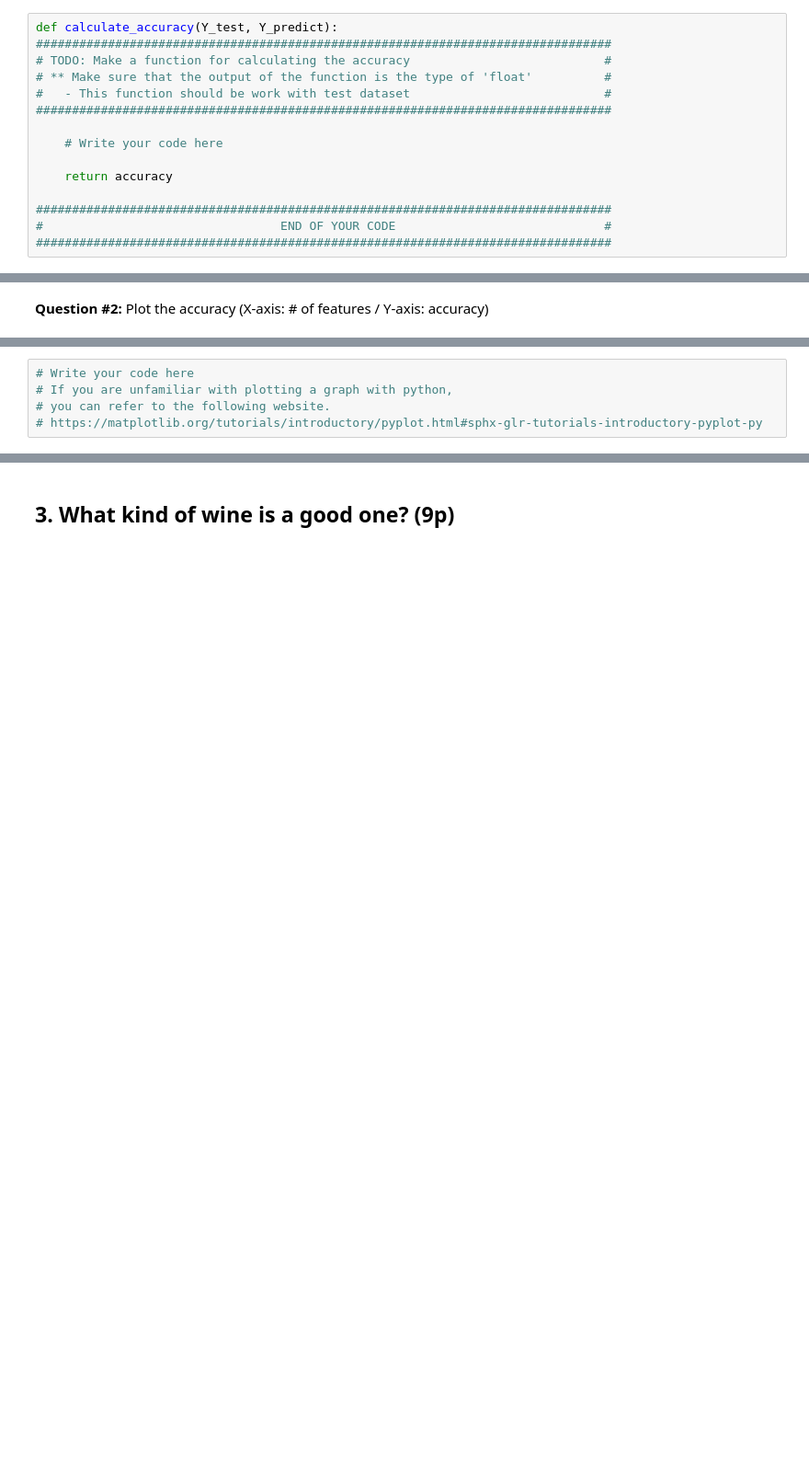
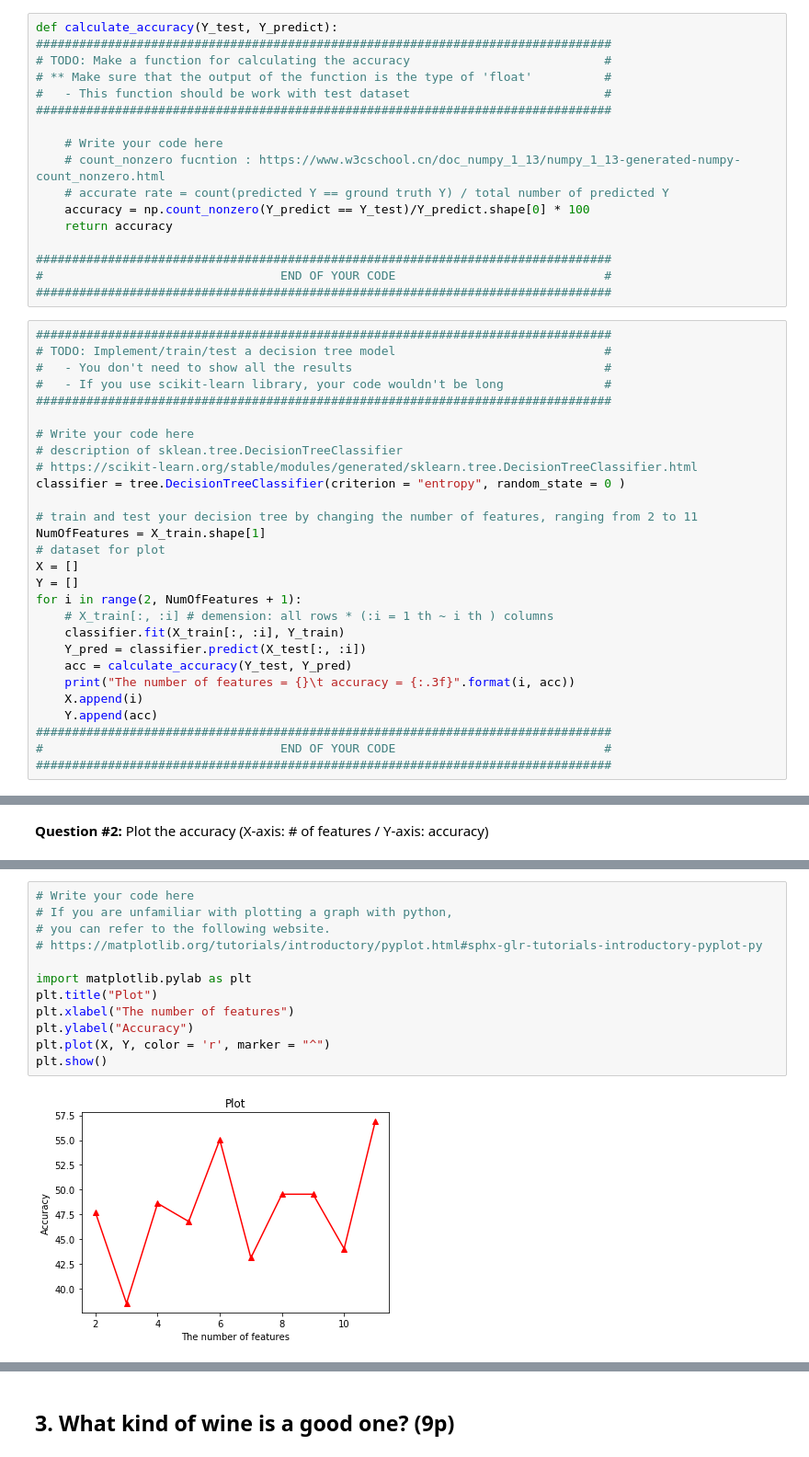
Before and after one commit to SUNGWOOKYOO/2019_spring, a Jupyter notebook: ML/ml_hw1/decision_tree.ipynb, the cells around one changed output, grey strips where cells are left out. Shown at 92% size. Drawn from its saved outputs; the diff is of its cells as text; blank space fills up the shorter version.

```diff
--- a/ML/ml_hw1/decision_tree.ipynb
+++ b/ML/ml_hw1/decision_tree.ipynb
@@ -107,9 +90,39 @@ def calculate_accuracy(Y_test, Y_predict):
 ################################################################################
 
     # Write your code here
-
+    # count_nonzero fucntion : https://www.w3cschool.cn/doc_numpy_1_13/numpy_1_13-generated-numpy-count_nonzero.html
+    # accurate rate = count(predicted Y == ground truth Y) / total number of predicted Y
+    accuracy = np.count_nonzero(Y_predict == Y_test)/Y_predict.shape[0] * 100
     return accuracy
 
 ################################################################################
 #                                 END OF YOUR CODE                             #
 ################################################################################
+# %%
+################################################################################
+# TODO: Implement/train/test a decision tree model                             #
+#   - You don't need to show all the results                                   #
+#   - If you use scikit-learn library, your code wouldn't be long              #
+################################################################################
+
+# Write your code here
+# description of sklean.tree.DecisionTreeClassifier
+# https://scikit-learn.org/stable/modules/generated/sklearn.tree.DecisionTreeClassifier.html
+classifier = tree.DecisionTreeClassifier(criterion = "entropy", random_state = 0 )
+
+# train and test your decision tree by changing the number of features, ranging from 2 to 11
+NumOfFeatures = X_train.shape[1]
+# dataset for plot
+X = []
+Y = []
+for i in range(2, NumOfFeatures + 1):
+    # X_train[:, :i] # demension: all rows * (:i = 1 th ~ i th ) columns
+    classifier.fit(X_train[:, :i], Y_train)
+    Y_pred = classifier.predict(X_test[:, :i])
+    acc = calculate_accuracy(Y_test, Y_pred)
+    print("The number of features = {}\t accuracy = {:.3f}".format(i, acc))
+    X.append(i)
+    Y.append(acc)
+################################################################################
+#                                 END OF YOUR CODE                             #
+################################################################################
@@ -124,5 +150,14 @@ def calculate_accuracy(Y_test, Y_predict):
 # %%
 # Write your code here
 # If you are unfamiliar with plotting a graph with python,
 # you can refer to the following website.
 # https://matplotlib.org/tutorials/introductory/pyplot.html#sphx-glr-tutorials-introductory-pyplot-py
+
+import matplotlib.pylab as plt
+plt.title("Plot")
+plt.xlabel("The number of features")
+plt.ylabel("Accuracy")
+plt.plot(X, Y, color = 'r', marker = "^")
+plt.show()
+# %% [output]
+[figure, added]
```
Also changed, not shown: parts of 19 cells of this notebook, 2 other files.
